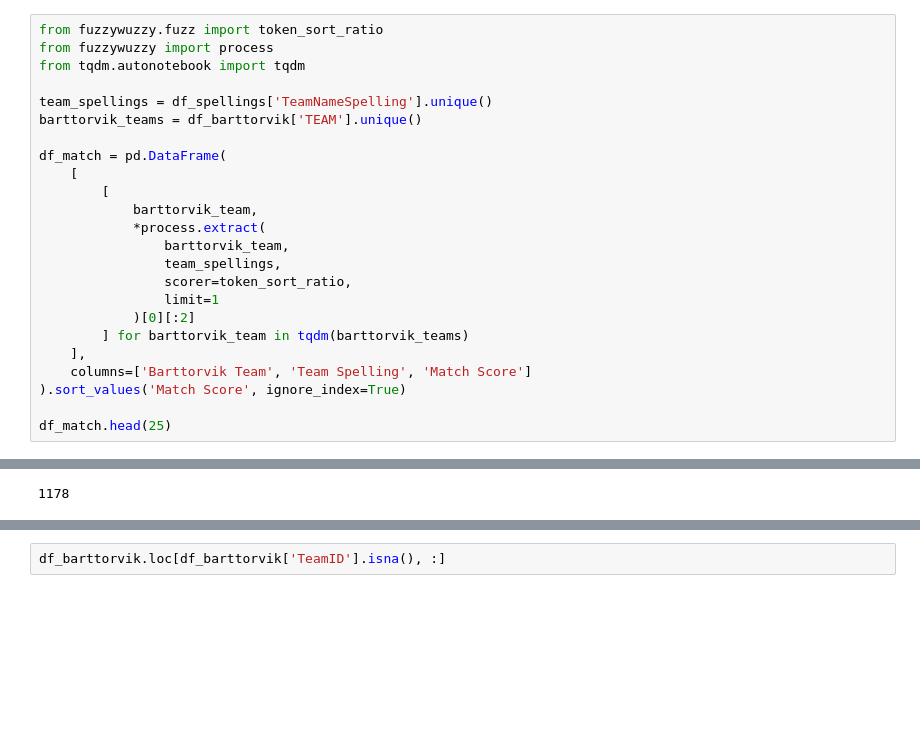
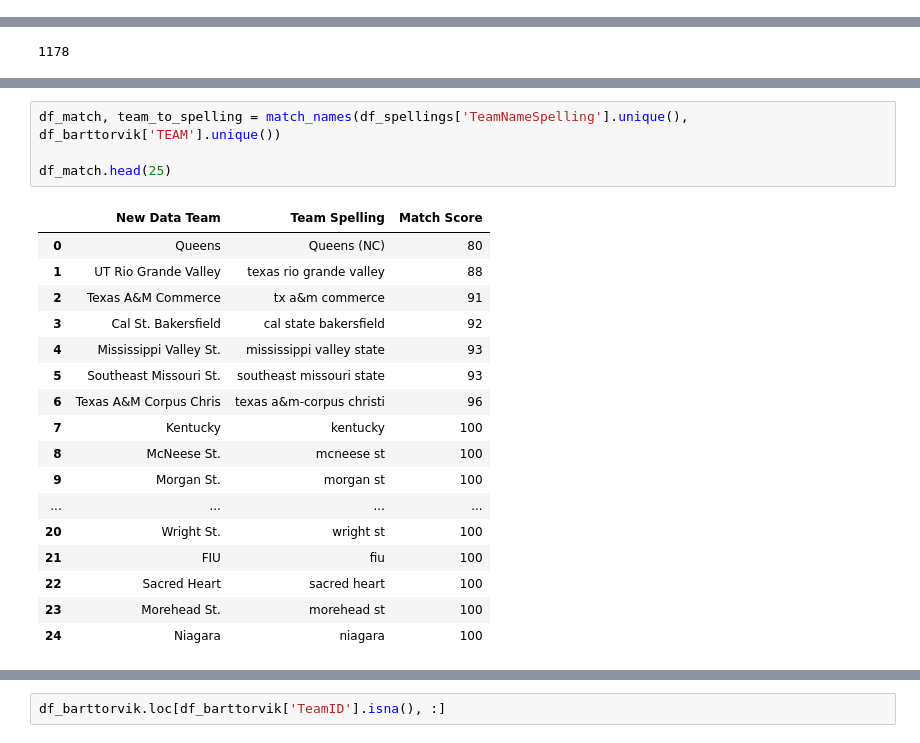
Before and after one commit to shughes1000/march-madness-2025, a Jupyter notebook: model_building/mens_compile_features.ipynb, the cells around one changed output, grey strips where cells are left out. Saved outputs shown, nothing was run; the diff lists cells and outputs as text; blank space fills up the shorter version.

Commit message:
Reorganized code to fuzzy match team names

```diff
--- a/model_building/mens_compile_features.ipynb
+++ b/model_building/mens_compile_features.ipynb
@@ -73,27 +73,3 @@ df_spellings
 | 1176 | youngstown-state | 1464 |
 | 1177 | fdu | 1192 |
 1178 rows × 2 columns
-# %%
-from fuzzywuzzy.fuzz import token_sort_ratio
-from fuzzywuzzy import process
-from tqdm.autonotebook import tqdm
-
-team_spellings = df_spellings['TeamNameSpelling'].unique()
-barttorvik_teams = df_barttorvik['TEAM'].unique()
-
-df_match = pd.DataFrame(
-    [
-        [
-            barttorvik_team,
-            *process.extract(
-                barttorvik_team,
-                team_spellings,
-                scorer=token_sort_ratio,
-                limit=1
-            )[0][:2]
-        ] for barttorvik_team in tqdm(barttorvik_teams)
-    ],
-    columns=['Barttorvik Team', 'Team Spelling', 'Match Score']
-).sort_values('Match Score', ignore_index=True)
-
-df_match.head(25)
@@ -130 +106,23 @@ len(spelling_to_id)
+# %%
+df_match, team_to_spelling = match_names(df_spellings['TeamNameSpelling'].unique(), df_barttorvik['TEAM'].unique())
+
+df_match.head(25)
+# %% [output]
+|  | New Data Team | Team Spelling | Match Score |
+| 0 | Queens | Queens (NC) | 80 |
+| 1 | UT Rio Grande Valley | texas rio grande valley | 88 |
+| 2 | Texas A&M Commerce | tx a&m commerce | 91 |
+| 3 | Cal St. Bakersfield | cal state bakersfield | 92 |
+| 4 | Mississippi Valley St. | mississippi valley state | 93 |
+| 5 | Southeast Missouri St. | southeast missouri state | 93 |
+| 6 | Texas A&M Corpus Chris | texas a&m-corpus christi | 96 |
+| 7 | Kentucky | kentucky | 100 |
+| 8 | McNeese St. | mcneese st | 100 |
+| 9 | Morgan St. | morgan st | 100 |
+| ... | ... | ... | ... |
+| 20 | Wright St. | wright st | 100 |
+| 21 | FIU | fiu | 100 |
+| 22 | Sacred Heart | sacred heart | 100 |
+| 23 | Morehead St. | morehead st | 100 |
+| 24 | Niagara | niagara | 100 |
 # %%
```
Also changed, not shown: parts of 23 cells of this notebook.
